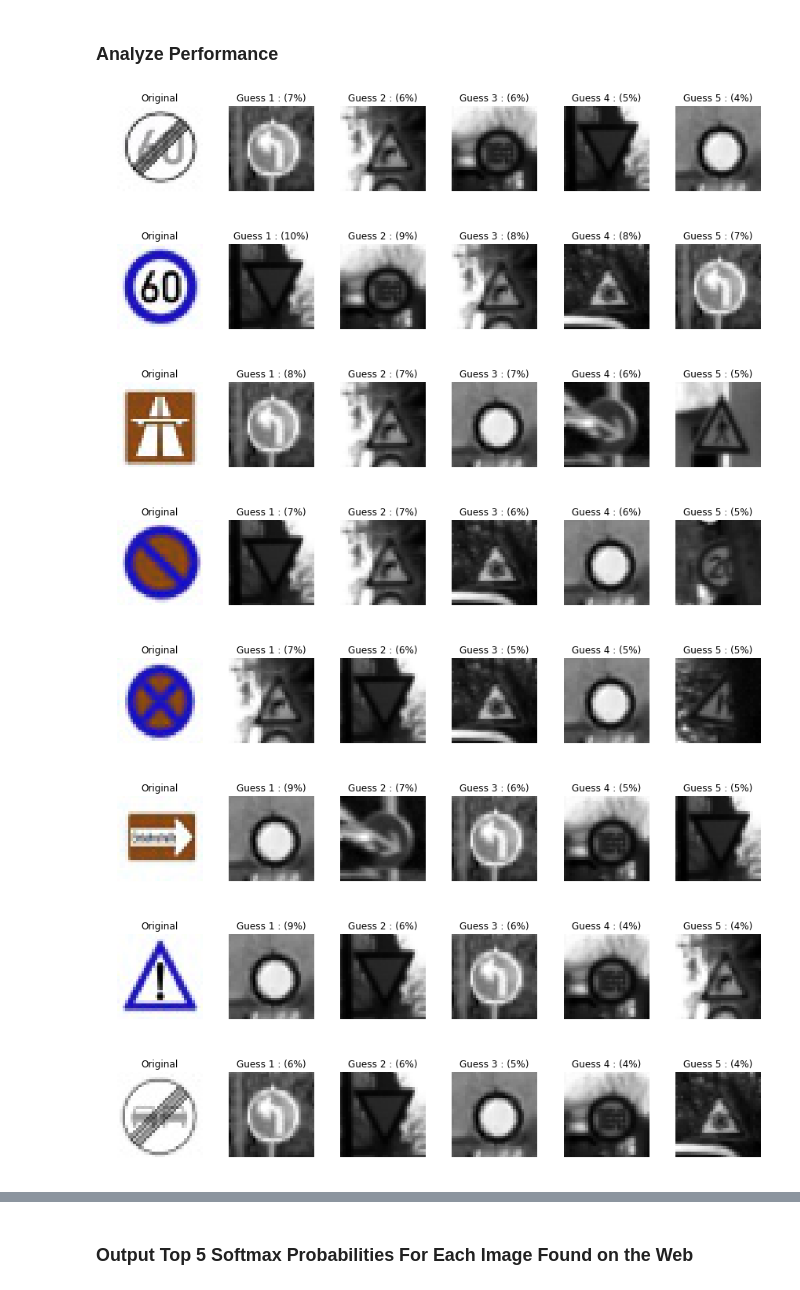
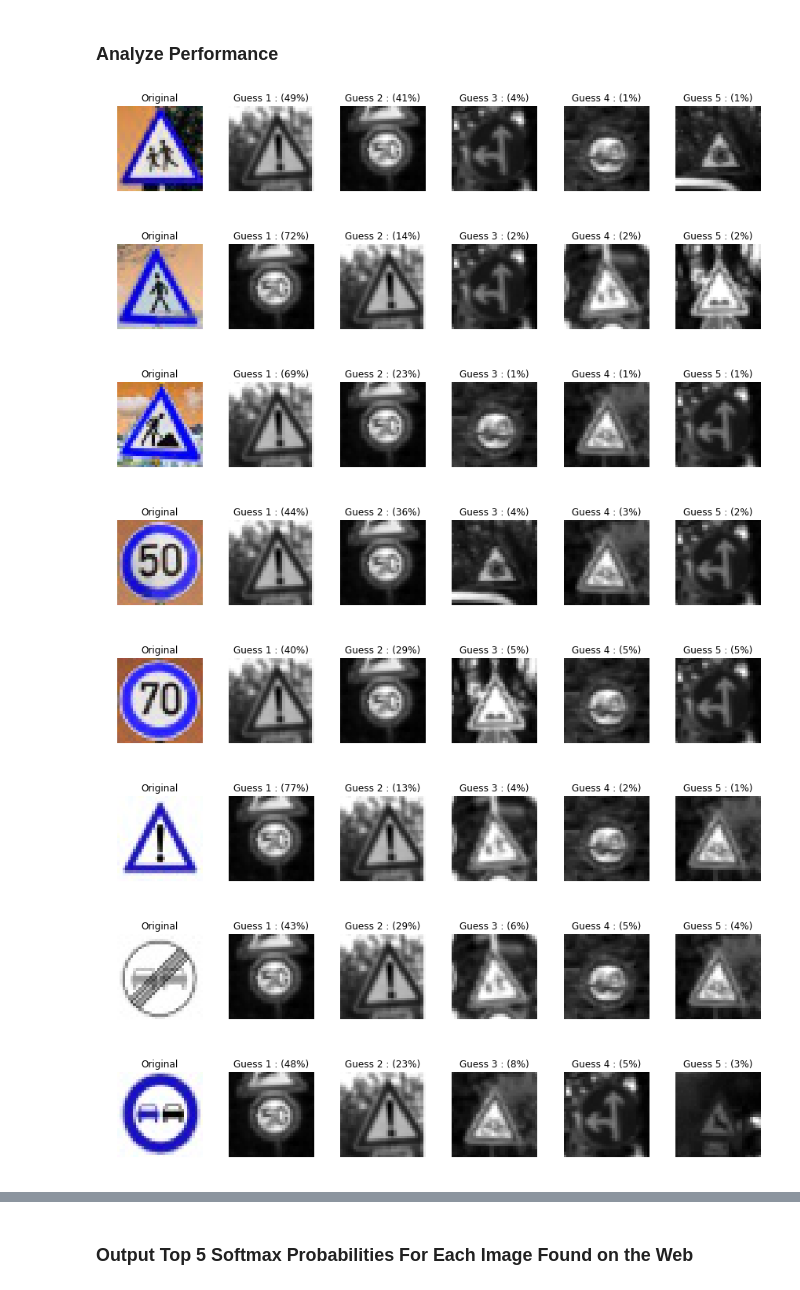
Before and after one commit to mjg042/TrafficSignClassifierHW, a Jupyter notebook: Traffic_Sign_Classifier.ipynb, the cells around one changed output, grey strips where cells are left out. Saved outputs shown, nothing was run; the diff lists cells and outputs as text; code cells hidden in the pictures.

```diff
--- a/Traffic_Sign_Classifier.ipynb
+++ b/Traffic_Sign_Classifier.ipynb
@@ -258,0 +473,7 @@ X_valid = X_valid_gray
+# %%
+# generate new augmented training data
+X_train_aug = X_train
+y_train_aug = y_train
+
+# randomly select 1/10th of the training set
+nAugment = int(len(X_train)/10)
@@ -783,10 +1067,8 @@ def PlotImages(figures, nrows = 1, ncols=1, labels=None):
 # %%
 ### Load the images and plot them here.
 ### Feel free to use as many code cells as needed.
-# I selected some signs that weren't in the original data
-# set and denote them as -1
 
-signnames = pd.read_csv('signnames.csv')
 
 myImages = sorted(glob.glob('./images/*.jpg'))
-myLabels = np.array([32,3,-1,-1,-1,-1,18,41,9])
+myLabels = np.array([28,27,25,2,4,18,9,41])
+print(myImages)
@@ -821,17 +1105,21 @@ make them gray and normalize them
 
 mySigns = np.array(mySigns)
 mySigns_gray = np.sum(mySigns/3, axis=3, keepdims=True)
-mySignNormalized = mySigns_gray/127.5-1
+#mySignNormalized = mySigns_gray/127.5-1
+mySignNormalized = mySigns_gray/255
 
-number_to_stop = 6
 figures = {}
 labels = {}
+nFigures = 0
+#for i in range(1):
 for i in range(len(myImages)):
     if myLabels[i] != -1:
         labels[i] = signnames.iloc[myLabels[i]][1]
     else:
         labels[i] = 'unknown'
-    figures[i] = mySigns_gray[i].squeeze()
-
-PlotImages(figures, 3, 3, labels)
+    #figures[i] = mySigns_gray[i].squeeze()
+    figures[i] = mySignNormalized[i].squeeze()
+    nFigures += 1
+PlotImages(figures, 2, 4, labels)
+print(labels)
 # %% [output]
@@ -842,9 +1137,9 @@ PlotImages(figures, 3, 3, labels)
 ### Feel free to use as many code cells as needed.
 with tf.Session() as sess:
     sess.run(tf.global_variables_initializer())
-    saver.save(sess, 'c:\\Data\\lenet')
+    saver.save(sess, '.\lenet')
     myAccuracy = evaluate(mySignNormalized, myLabels)
-    print("My Data Set Accuracy = {:.3f}".format(myAccuracy))
+    print("My Data Set Accuracy = {:.2f}".format(100*myAccuracy))
 
 ### Calculate the accuracy for these 5 new images.
 ### For example, if the model predicted 1 out of 5 signs correctly, it's 20% accurate on these new images.
@@ -852,14 +1147,16 @@ oneImage = []
 oneLabel = []
 
 for i in range(len(myImages)):
+    oneImage = []
+    oneLabel = []
     oneImage.append(mySignNormalized[i])
     oneLabel.append(myLabels[i])
 
     with tf.Session() as sess:
         sess.run(tf.global_variables_initializer())
-        saver.save(sess, 'c:\\Data\\lenet')
+        saver.save(sess, '.\lenet')
         myAccuracy = evaluate(oneImage, oneLabel)
         print('Image {}'.format(i+1))
-        print("Image Accuracy = {:.3f}".format(myAccuracy))
+        print("Image Accuracy = {:.2f}".format(100*myAccuracy))
         print()
 # %% [output]
@@ -883,38 +1180,38 @@ Image Accuracy = 0.000
 # %% [markdown]
 ### Analyze Performance
 # %%
-### Calculate the accuracy for these 5 new images.
+### Calculate the accuracy for the new images.
 ### For example, if the model predicted 1 out of 5 signs correctly, it's 20% accurate on these new images.
 
 n = len(myImages)
 softmax_logits = tf.nn.softmax(logits)
 top5 = tf.nn.top_k(softmax_logits, k=n)
 
 
 with tf.Session() as sess:
     sess.run(tf.global_variables_initializer())
-    saver.save(sess, 'c:\\Data\\lenet')
-    myLogits = sess.run(softmax_logits, feed_dict={x: mySignNormalized, keep_prob: 1.0})
+    saver.save(sess, '.\lenet')
+    myLogits = sess.run(softmax_logits, feed_dict={x: mySignNormalized, keep_prob: .8})
     myBestGuesses = sess.run(top5, feed_dict={x: mySignNormalized, keep_prob: 1.0})
-
+    #print(myBestGuesses)
     for i in range(0,n):
         figures = {}
         labels = {}
 
         figures[0] = mySigns[i]
         labels[0] = "Original"
 
         for j in range(5):
             labels[j+1] = 'Guess {} : ({:.0f}%)'.format(j+1, 100*myBestGuesses[0][i][j])
             figures[j+1] = X_valid[np.argwhere(y_valid == myBestGuesses[1][i][j])[0]].squeeze()
 
         PlotImages(figures, 1, 6, labels)
 # %% [output]
-[figure, old version]
+[figure, new version]
-[figure, old version]
+[figure, new version]
-[figure, old version]
+[figure, new version]
-[figure, old version]
+[figure, new version]
-[figure, old version]
+[figure, new version]
-[figure, old version]
+[figure, new version]
-[figure, old version]
+[figure, new version]
-[figure, old version]
+[figure, new version]
```
Also changed, not shown: parts of 43 cells of this notebook.
